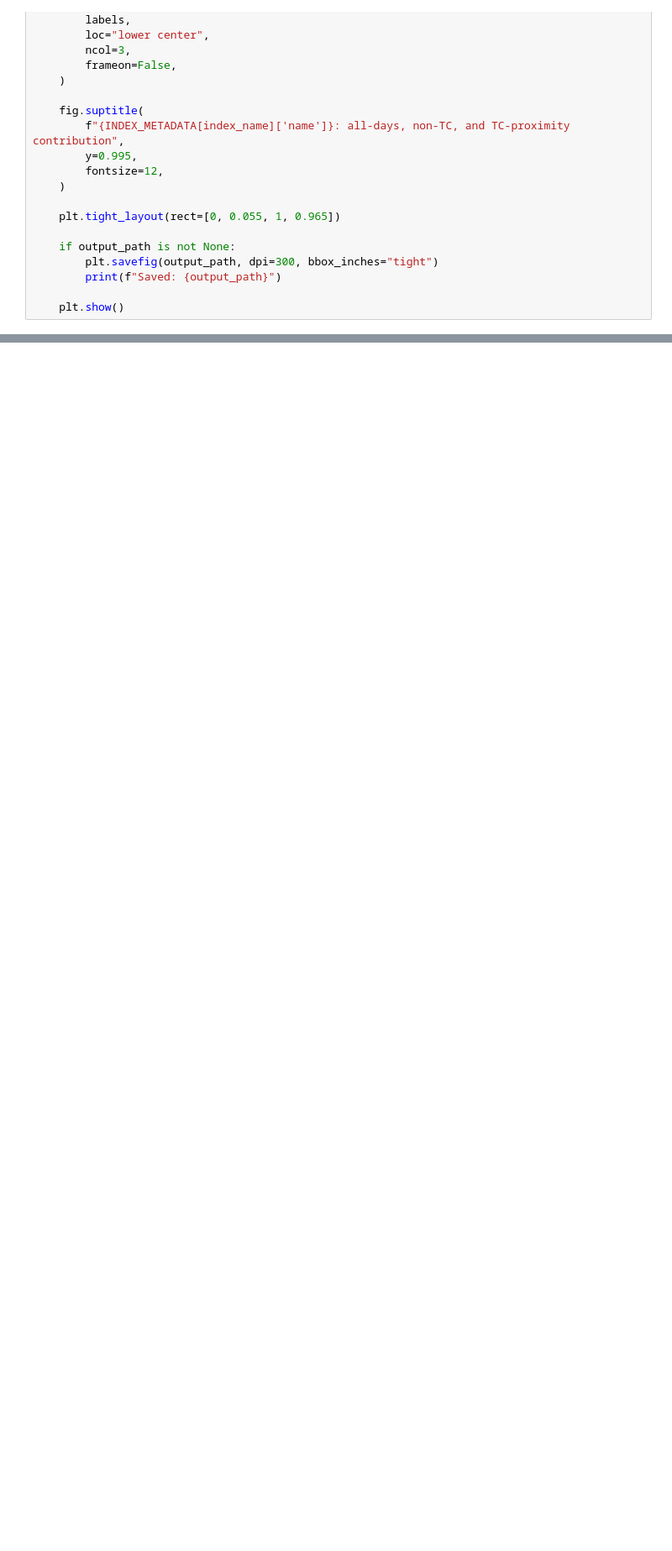
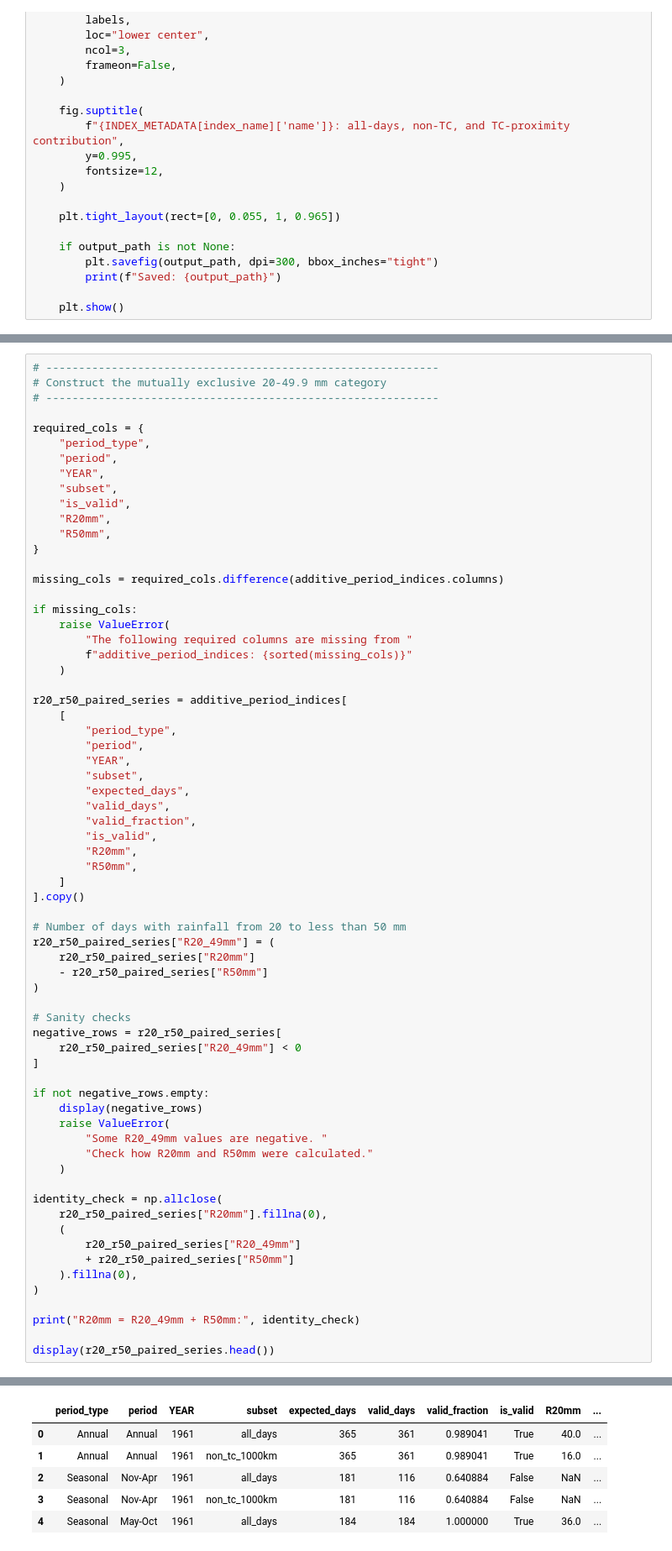
Before and after one commit to baracoma/science-garden-rainfall-trends, a Jupyter notebook: 04_evaluate_nontc_trends.ipynb, the cells around one changed output, grey strips where cells are left out. Shown at 84% size. Drawn from its saved outputs; the diff is of its cells as text; blank space fills up the shorter version.

```diff
--- a/04_evaluate_nontc_trends.ipynb
+++ b/04_evaluate_nontc_trends.ipynb
@@ -1086,0 +1105,68 @@ Saved: /home/jupyter-bbr/source/science-garden-rainfall-trends/output/figures/tc
+# %%
+# ------------------------------------------------------------
+# Construct the mutually exclusive 20-49.9 mm category
+# ------------------------------------------------------------
+
+required_cols = {
+    "period_type",
+    "period",
+    "YEAR",
+    "subset",
+    "is_valid",
+    "R20mm",
+    "R50mm",
+}
+
+missing_cols = required_cols.difference(additive_period_indices.columns)
+
+if missing_cols:
+    raise ValueError(
+        "The following required columns are missing from "
+        f"additive_period_indices: {sorted(missing_cols)}"
+    )
+
+r20_r50_paired_series = additive_period_indices[
+    [
+        "period_type",
+        "period",
+        "YEAR",
+        "subset",
+        "expected_days",
+        "valid_days",
+        "valid_fraction",
+        "is_valid",
+        "R20mm",
+        "R50mm",
+    ]
+].copy()
+
+# Number of days with rainfall from 20 to less than 50 mm
+r20_r50_paired_series["R20_49mm"] = (
+    r20_r50_paired_series["R20mm"]
+    - r20_r50_paired_series["R50mm"]
+)
+
+# Sanity checks
+negative_rows = r20_r50_paired_series[
+    r20_r50_paired_series["R20_49mm"] < 0
+]
+
+if not negative_rows.empty:
+    display(negative_rows)
+    raise ValueError(
+        "Some R20_49mm values are negative. "
+        "Check how R20mm and R50mm were calculated."
+    )
+
+identity_check = np.allclose(
+    r20_r50_paired_series["R20mm"].fillna(0),
+    (
+        r20_r50_paired_series["R20_49mm"]
+        + r20_r50_paired_series["R50mm"]
+    ).fillna(0),
+)
+
+print("R20mm = R20_49mm + R50mm:", identity_check)
+
+display(r20_r50_paired_series.head())
+# %% [output]
@@ -1086,0 +1174,6 @@ Saved: /home/jupyter-bbr/source/science-garden-rainfall-trends/output/figures/tc
+|  | period_type | period | YEAR | subset | expected_days | valid_days | valid_fraction | is_valid | R20mm | ... |
+| 0 | Annual | Annual | 1961 | all_days | 365 | 361 | 0.989041 | True | 40.0 | ... |
+| 1 | Annual | Annual | 1961 | non_tc_1000km | 365 | 361 | 0.989041 | True | 16.0 | ... |
+| 2 | Seasonal | Nov-Apr | 1961 | all_days | 181 | 116 | 0.640884 | False | NaN | ... |
+| 3 | Seasonal | Nov-Apr | 1961 | non_tc_1000km | 181 | 116 | 0.640884 | False | NaN | ... |
+| 4 | Seasonal | May-Oct | 1961 | all_days | 184 | 184 | 1.000000 | True | 36.0 | ... |
```
Also changed, not shown: parts of 6 cells of this notebook, 2 other files.
